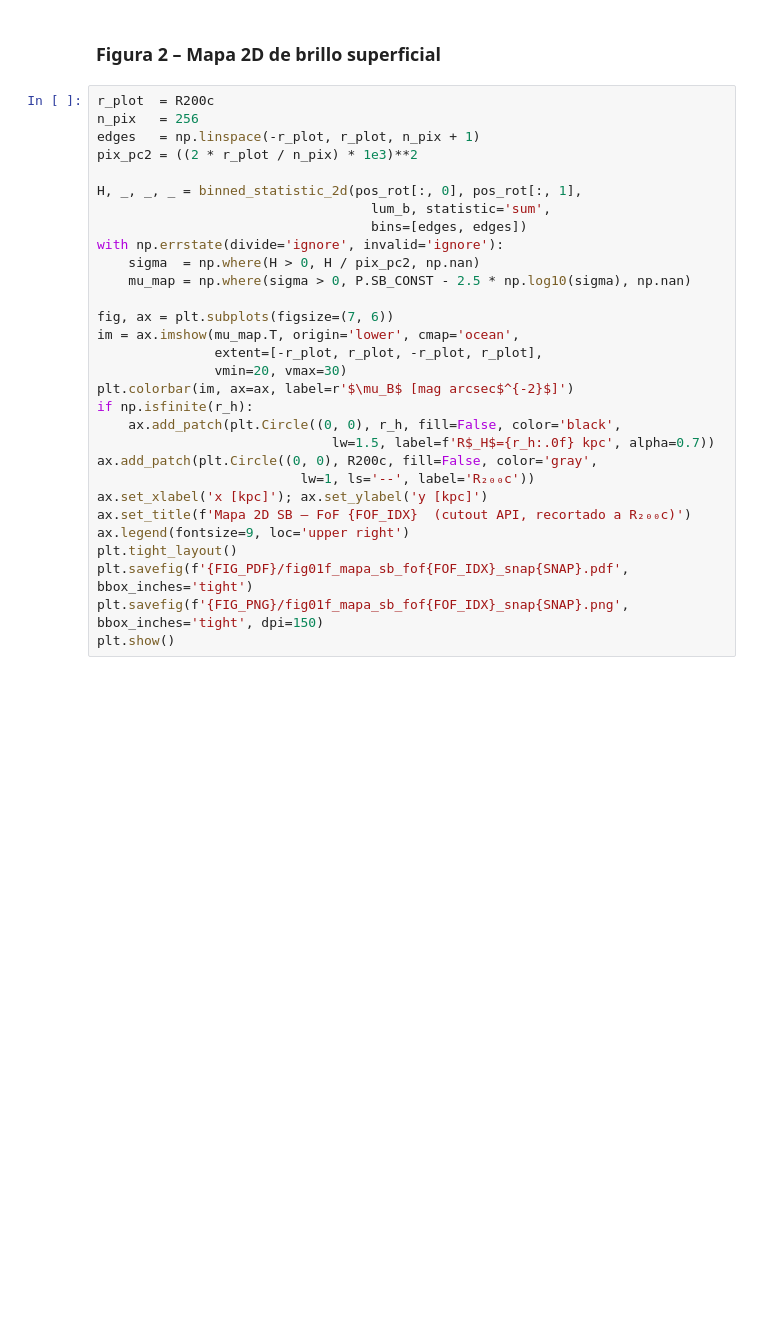
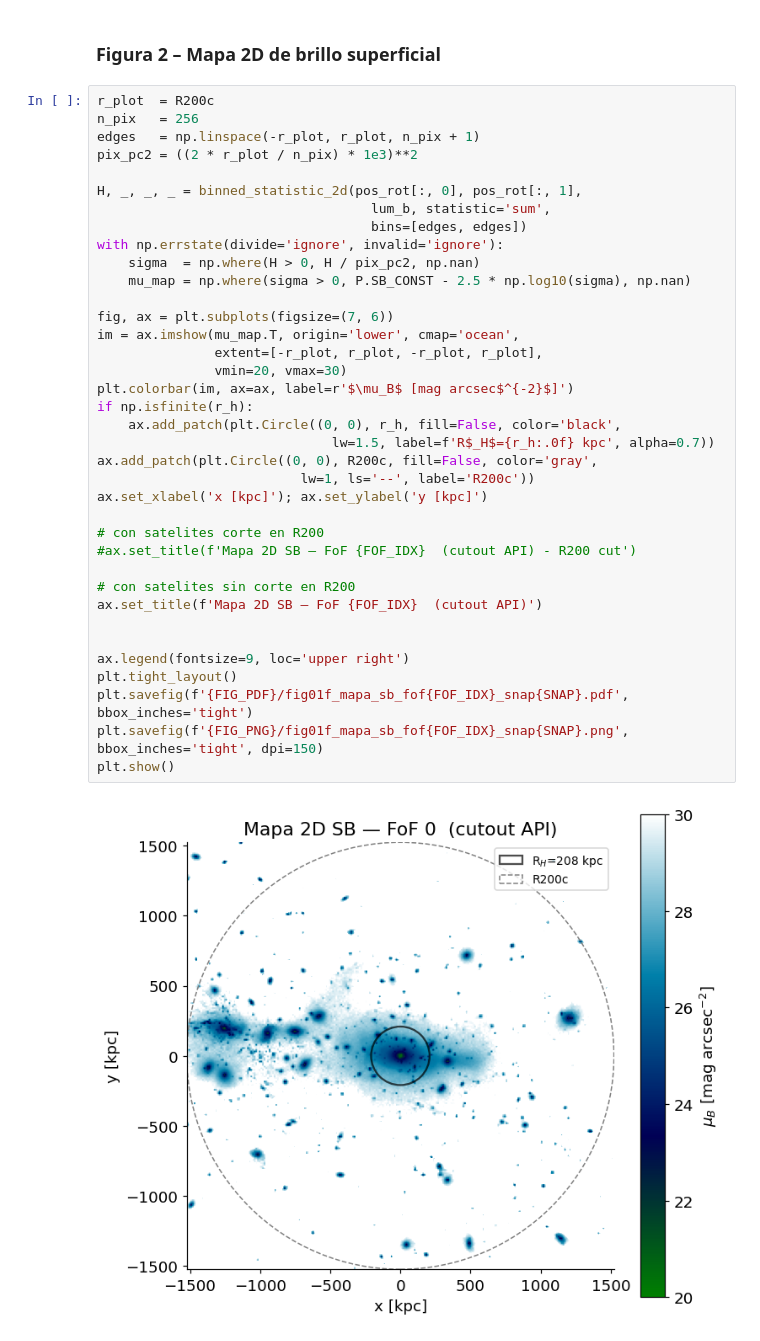
Before and after one commit to patito-mary/icl, a Jupyter notebook: 01f_api_tng_BCG_ICL_R200.ipynb, the cells around one changed output. Cells and saved outputs as stored; diff of their text form; blank space fills up the shorter version.

```diff
--- a/01f_api_tng_BCG_ICL_R200.ipynb
+++ b/01f_api_tng_BCG_ICL_R200.ipynb
@@ -412,30 +479,39 @@ plt.show()
 # %%
 r_plot  = R200c
 n_pix   = 256
 edges   = np.linspace(-r_plot, r_plot, n_pix + 1)
 pix_pc2 = ((2 * r_plot / n_pix) * 1e3)**2
 
 H, _, _, _ = binned_statistic_2d(pos_rot[:, 0], pos_rot[:, 1],
                                    lum_b, statistic='sum',
                                    bins=[edges, edges])
 with np.errstate(divide='ignore', invalid='ignore'):
     sigma  = np.where(H > 0, H / pix_pc2, np.nan)
     mu_map = np.where(sigma > 0, P.SB_CONST - 2.5 * np.log10(sigma), np.nan)
 
 fig, ax = plt.subplots(figsize=(7, 6))
 im = ax.imshow(mu_map.T, origin='lower', cmap='ocean',
                extent=[-r_plot, r_plot, -r_plot, r_plot],
                vmin=20, vmax=30)
 plt.colorbar(im, ax=ax, label=r'$\mu_B$ [mag arcsec$^{-2}$]')
 if np.isfinite(r_h):
     ax.add_patch(plt.Circle((0, 0), r_h, fill=False, color='black',
                               lw=1.5, label=f'R$_H$={r_h:.0f} kpc', alpha=0.7))
 ax.add_patch(plt.Circle((0, 0), R200c, fill=False, color='gray',
-                          lw=1, ls='--', label='R₂₀₀c'))
+                          lw=1, ls='--', label='R200c'))
 ax.set_xlabel('x [kpc]'); ax.set_ylabel('y [kpc]')
-ax.set_title(f'Mapa 2D SB — FoF {FOF_IDX}  (cutout API, recortado a R₂₀₀c)')
+
+# con satelites corte en R200
+#ax.set_title(f'Mapa 2D SB — FoF {FOF_IDX}  (cutout API) - R200 cut')
+
+# con satelites sin corte en R200
+ax.set_title(f'Mapa 2D SB — FoF {FOF_IDX}  (cutout API)')
+
+
 ax.legend(fontsize=9, loc='upper right')
 plt.tight_layout()
 plt.savefig(f'{FIG_PDF}/fig01f_mapa_sb_fof{FOF_IDX}_snap{SNAP}.pdf', bbox_inches='tight')
 plt.savefig(f'{FIG_PNG}/fig01f_mapa_sb_fof{FOF_IDX}_snap{SNAP}.png', bbox_inches='tight', dpi=150)
 plt.show()
+# %% [output]
+[figure, added]
```
Also changed, not shown: parts of 8 cells of this notebook, 12 other files.
